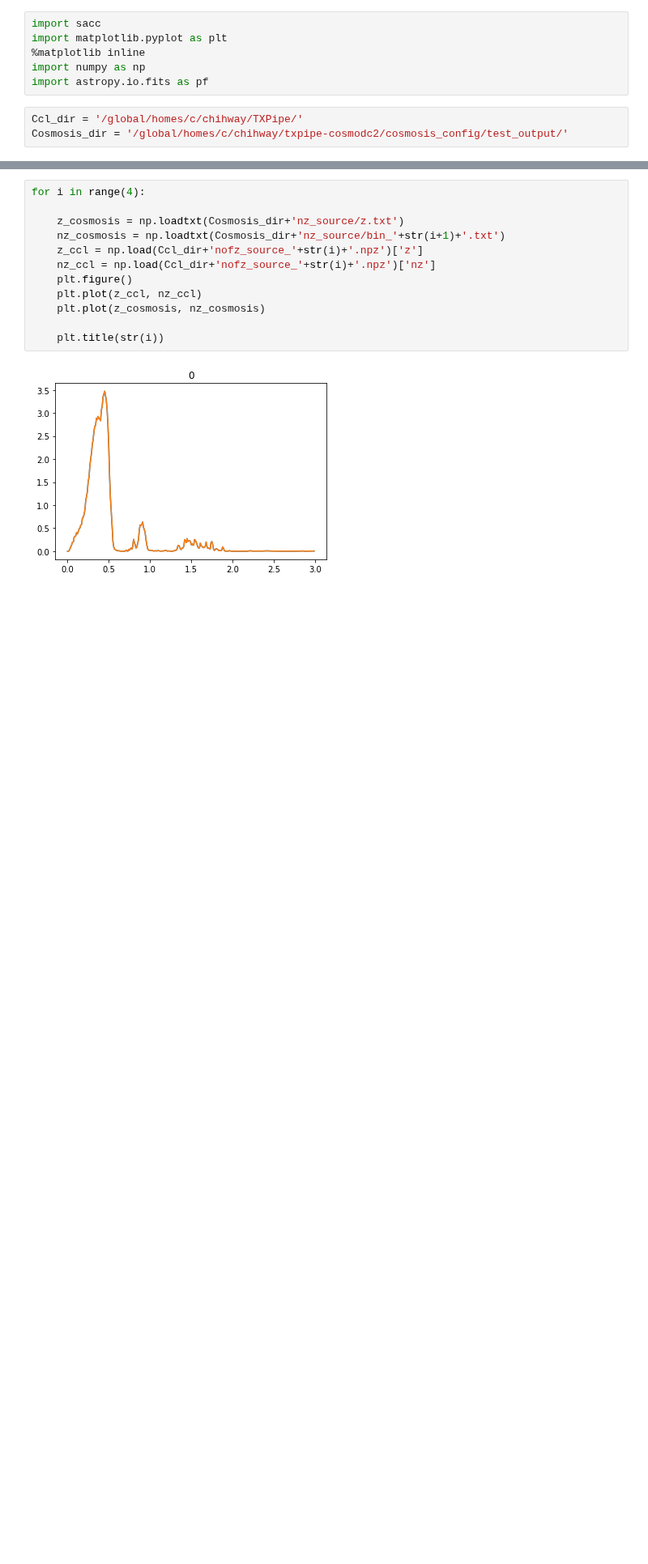
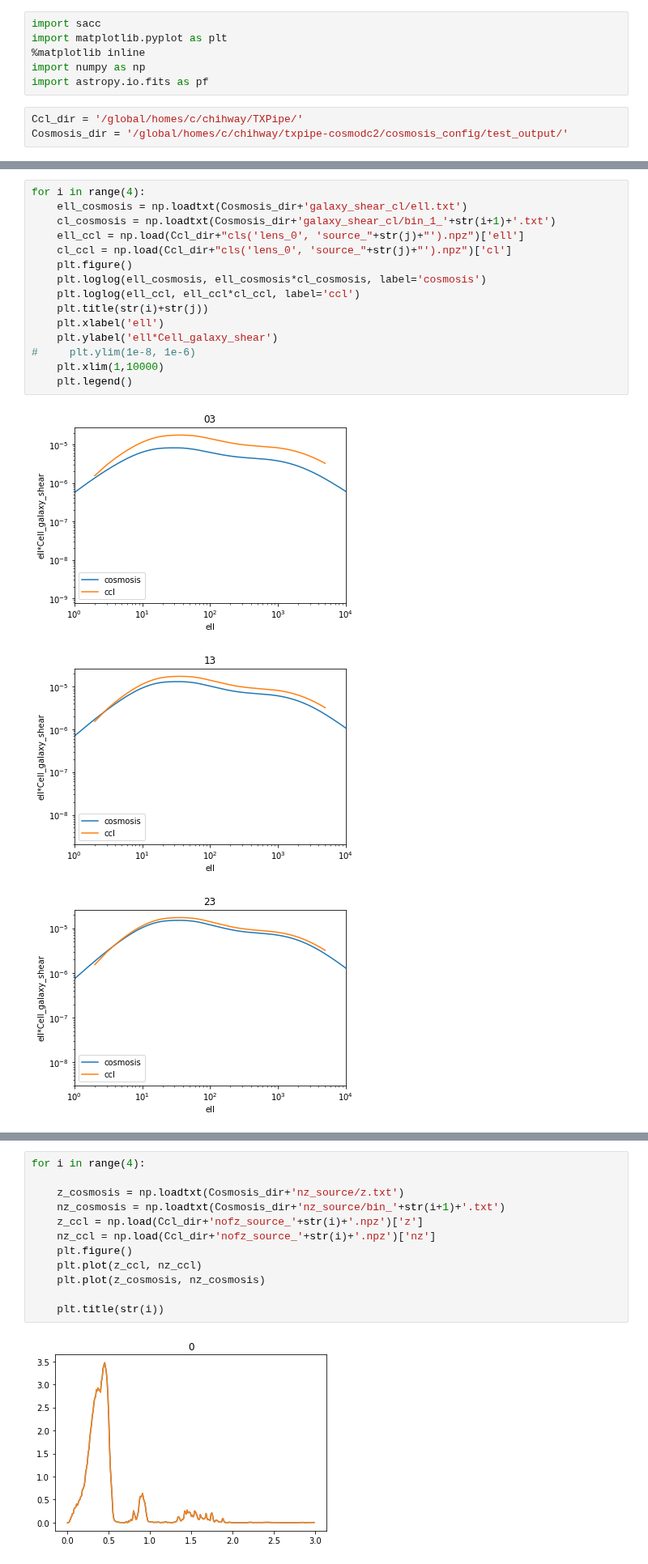
Before and after one commit to LSSTDESC/txpipe-cosmodc2, a Jupyter notebook: notebooks/Firecrown_CosmoSIS.ipynb, the cells around one changed output, grey strips where cells are left out. Shown at 81% size. Cells and saved outputs as stored; diff of their text form; blank space fills up the shorter version.

```diff
--- a/notebooks/Firecrown_CosmoSIS.ipynb
+++ b/notebooks/Firecrown_CosmoSIS.ipynb
@@ -33,0 +37,19 @@ for i in range(4):
+# %%
+for i in range(4):
+    ell_cosmosis = np.loadtxt(Cosmosis_dir+'galaxy_shear_cl/ell.txt')
+    cl_cosmosis = np.loadtxt(Cosmosis_dir+'galaxy_shear_cl/bin_1_'+str(i+1)+'.txt')
+    ell_ccl = np.load(Ccl_dir+"cls('lens_0', 'source_"+str(j)+"').npz")['ell']
+    cl_ccl = np.load(Ccl_dir+"cls('lens_0', 'source_"+str(j)+"').npz")['cl']
+    plt.figure()
+    plt.loglog(ell_cosmosis, ell_cosmosis*cl_cosmosis, label='cosmosis')
+    plt.loglog(ell_ccl, ell_ccl*cl_ccl, label='ccl')
+    plt.title(str(i)+str(j))
+    plt.xlabel('ell')
+    plt.ylabel('ell*Cell_galaxy_shear')
+#     plt.ylim(1e-8, 1e-6)
+    plt.xlim(1,10000)
+    plt.legend()
+# %% [output]
+[figure, added]
+[figure, added]
+[figure, added]
```
Also changed, not shown: parts of 4 cells of this notebook.
